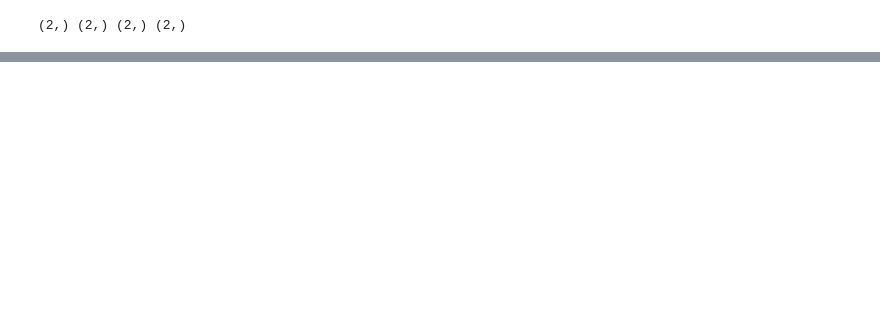
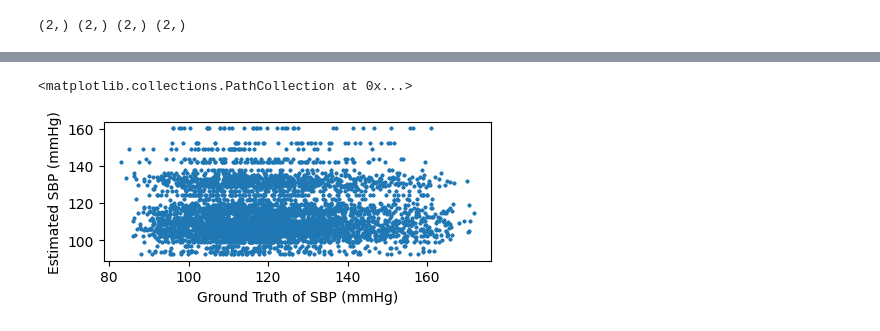
Before and after one commit to ax6000/BloodPressureEstimation, a Jupyter notebook: notebooks/eval_ldm.ipynb, the cells around one changed output, grey strips where cells are left out. Saved outputs shown, nothing was run; the diff lists cells and outputs as text; code cells hidden in the pictures; blank space fills up the shorter version.

Commit message:
add pc2 ldm eval

```diff
--- a/notebooks/eval_ldm.ipynb
+++ b/notebooks/eval_ldm.ipynb
@@ -15,0 +13,12 @@ PRED_PATH=r'../repos/latent-diffusion/models/ldm/v4_ppg2abp-kl-f4/samples/000774
+# %%
+# PRED_PATH = r"C:\minowa\BloodPressureEstimation\repos\BBDM\results\ppg2abp\BrownianBridge\sample_to_eval\200\result.npy"
+# PRED_PATH = r"C:\minowa\BloodPressureEstimation\repos\BBDM\results\ppg2abp3\BrownianBridge\sample_to_eval\200\result.npy"
+# PRED_PATH=r'../repos/latent-diffusion/models/ldm/v4_ppg2abp-kl-f4/samples/00541968/2024-10-29-11-22-29/numpy'
+PRED_PATH=r'C:\minowa\BloodPressureEstimation\repos\latent-diffusion\logs\2024-11-27T14-34-32_v4_ppg2abp-ldm-kl-4-concat-cv\configs\samples\00060880\2024-12-02-14-12-00\numpy'
+PRED_PATH=r'C:\minowa\BloodPressureEstimation\repos\latent-diffusion\logs\2024-11-27T14-34-32_v4_ppg2abp-ldm-kl-4-concat-cv\configs\samples\00060880\2024-12-23-19-47-06\numpy'
+PRED_PATH=r'C:\minowa\BloodPressureEstimation\repos\latent-diffusion\models\ldm\v3_ppg2abp-ldm-kl-4_2\samples\00064520\2024-12-23-19-32-07\numpy'
+PRED_PATH=r'C:\minowa\BloodPressureEstimation\repos\latent-diffusion\models\ldm\v4_ppg2abp-kl-f4\samples\00077424\2024-10-15-13-06-52\numpy'
+PRED_PATH=r'C:\minowa\BloodPressureEstimation\repos\latent-diffusion\models\ldm\v4_ppg2abp-kl-f4\samples\00077424\2024-12-23-22-24-54\numpy'
+# PRED_PATH=r'C:\minowa\BloodPressureEstimation\repos\latent-diffusion\models\ldm\ldm_1d\samples\00112488\2024-12-24-12-46-37\numpy'
+# PRED_PATH = r"C:\minowa\BloodPressureEstimation\repos\latent-diffusion\models\ldm\2024-10-26T13-18-05_v4_ppg2abp-ldm-kl-4-concat\samples\00135492\2024-12-23-21-50-56\numpy"
+PRED_PATH=r"C:\minowa\BloodPressureEstimation\repos\latent-diffusion\models\ldm\v3_ppg2abp-kl-f4\samples\00722624\2024-12-24-13-22-09\numpy"
@@ -118,0 +347,9 @@ print("""
+# %%
+plt.figure(figsize=(5,1.8))
+plt.ylabel("Estimated SBP (mmHg)")
+plt.xlabel("Ground Truth of SBP (mmHg)")
+plt.scatter(out_max,gt_max,s=3)
+# plt.xlim(xmin,xmax)
+# %% [output]
+<matplotlib.collections.PathCollection at 0x...>
+[figure, added]
```
Also changed, not shown: parts of 18 cells of this notebook, 1 other file.
